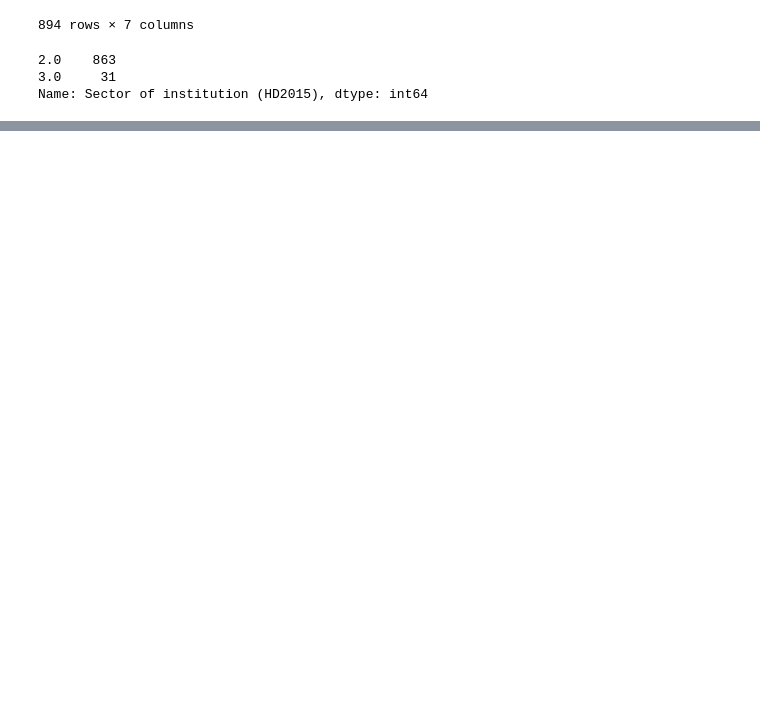
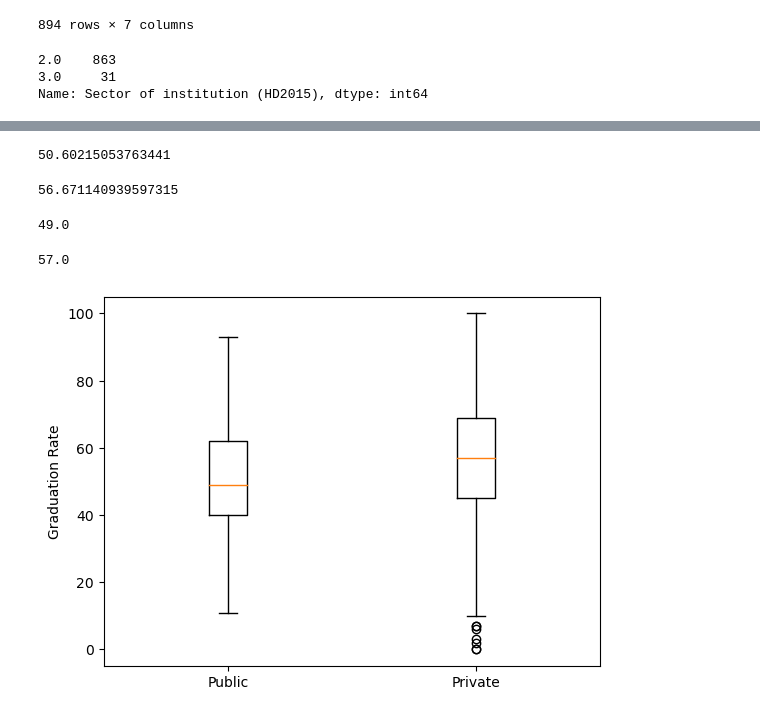
Before and after one commit to bhartikaushal/college_degree_analysis, a Jupyter notebook: group_project1.ipynb, the cells around one changed output, grey strips where cells are left out. Cells and saved outputs as stored; diff of their text form; code cells hidden in the pictures; blank space fills up the shorter version.

```diff
--- a/group_project1.ipynb
+++ b/group_project1.ipynb
@@ -431,0 +347,54 @@ Name: Graduation rate  total cohort (DRVGR2015_RV), dtype: float64
+# %%
+# Calculate the average graduation rate for public institutes
+type_public['Graduation rate  total cohort (DRVGR2015_RV)'].mean()
+# %% [output]
+50.60215053763441
+# %%
+# # Calculate the average graduation rate for private institutes
+type_private['Graduation rate  total cohort (DRVGR2015_RV)'].mean()
+# %% [output]
+56.671140939597315
+# %%
+# Calculate the median graduation rate for public institutes
+public_grad = type_public['Graduation rate  total cohort (DRVGR2015_RV)'].median()
+public_grad
+# %% [output]
+49.0
+# %%
+# Calculate the median graduation rate for private institutes
+private_grad = type_private['Graduation rate  total cohort (DRVGR2015_RV)'].median()
+private_grad
+# %% [output]
+57.0
+# %%
+# Prepare data to generate a boxplot
+grad_rate_public = []
+grad_rate_private = []
+for row in grad_2015.index:
+    if (grad_2015["Sector of institution (HD2015)"][row] == 1):
+        grad_rate_public.append(grad_2015["Graduation rate  total cohort (DRVGR2015_RV)"][row])
+    if (grad_2015["Sector of institution (HD2015)"][row] == 4):
+        grad_rate_public.append(grad_2015["Graduation rate  total cohort (DRVGR2015_RV)"][row])
+    if (grad_2015["Sector of institution (HD2015)"][row] == 2):
+        grad_rate_private.append(grad_2015["Graduation rate  total cohort (DRVGR2015_RV)"][row])
+    if (grad_2015["Sector of institution (HD2015)"][row] == 3):
+        grad_rate_private.append(grad_2015["Graduation rate  total cohort (DRVGR2015_RV)"][row])
+grad_rate_public
+grad_rate_private
+quartiles = np.quantile(grad_rate_public, [.25, .5, .75])
+lowerq = quartiles[0]
+upperq = quartiles[2]
+iqr_public = upperq-lowerq
+private_quartiles = np.quantile(grad_rate_private, [.25, .5, .75])
+private_lowerq = private_quartiles[0]
+private_upperq = private_quartiles[2]
+iqr_private = private_upperq-private_lowerq
+# %%
+# Generate a boxplot
+plt.boxplot([grad_rate_public,grad_rate_private])
+plt.ylabel("Graduation Rate")
+plt.xticks([1,2], ["Public","Private"])
+
+plt.show()
+# %% [output]
+[figure, added]
```
Also changed, not shown: parts of 56 cells of this notebook.
